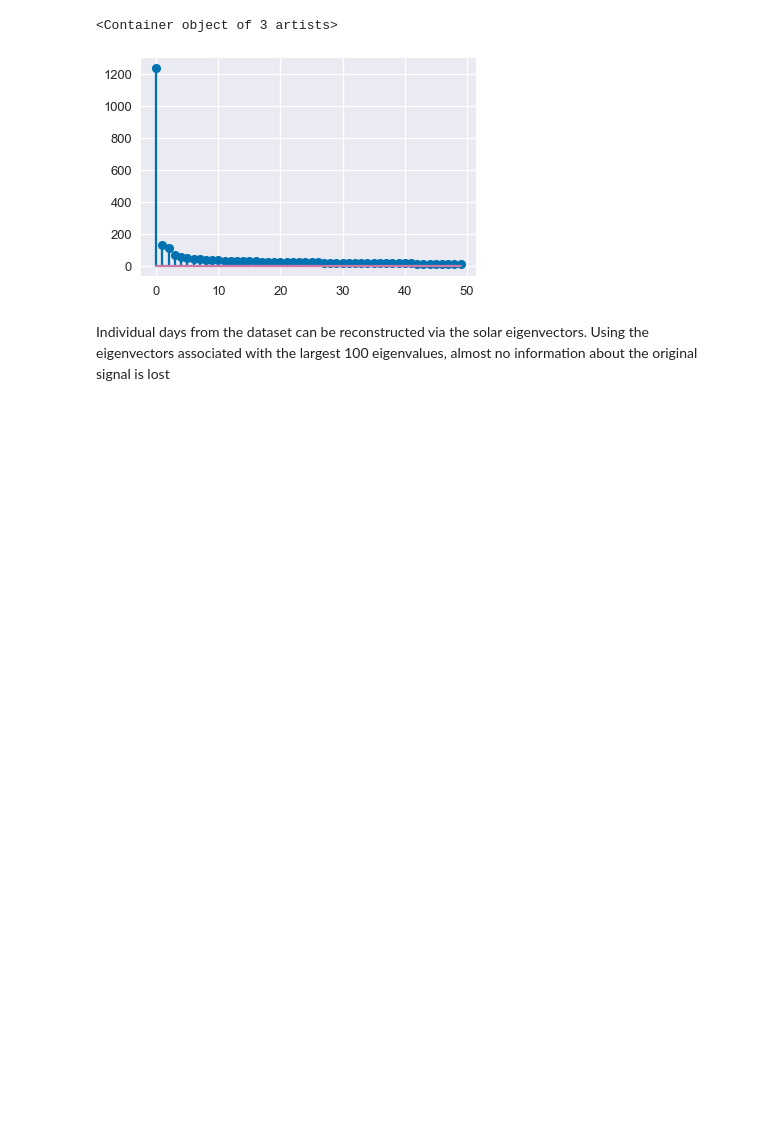
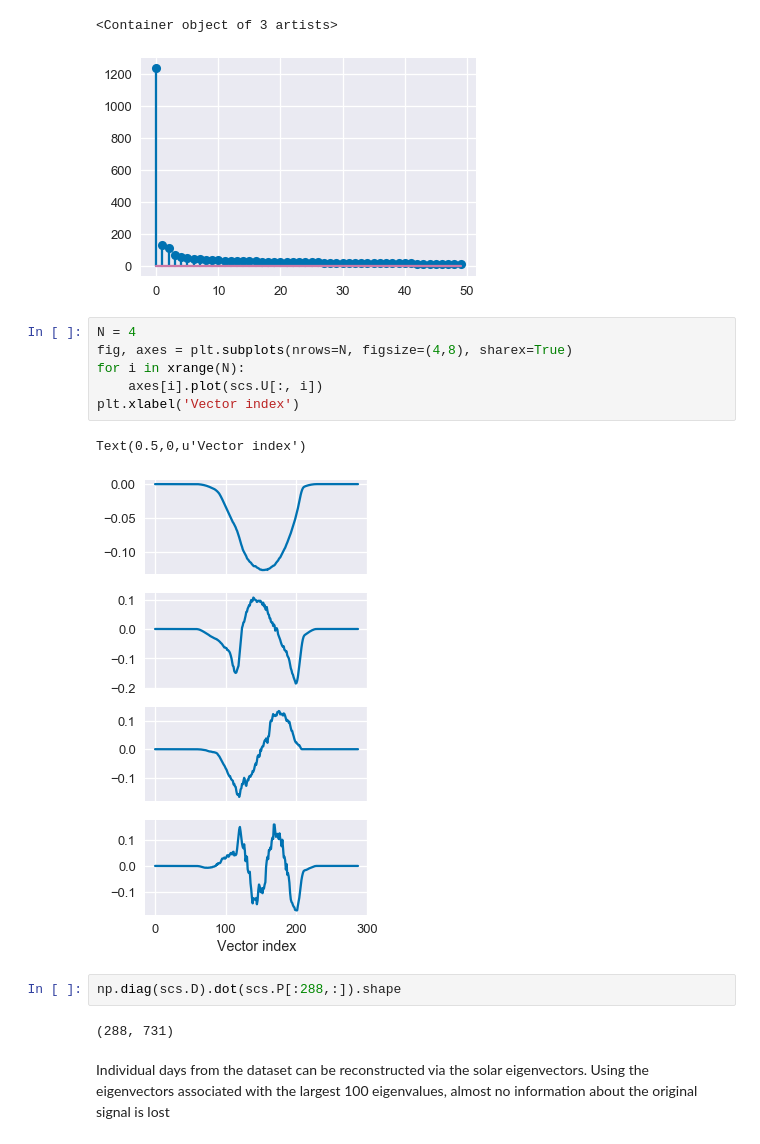
Before and after one commit to slacgismo/StatisticalClearSky, a Jupyter notebook: ClearSkyFitting_Example.ipynb, the cells around one changed output. Saved outputs shown, nothing was run; the diff lists cells and outputs as text; blank space fills up the shorter version.

```diff
--- a/ClearSkyFitting_Example.ipynb
+++ b/ClearSkyFitting_Example.ipynb
@@ -26,6 +27,19 @@ plt.stem(scs.D[:50])
 # %% [output]
 <Container object of 3 artists>
 [figure]
+# %%
+N = 4
+fig, axes = plt.subplots(nrows=N, figsize=(4,8), sharex=True)
+for i in xrange(N):
+    axes[i].plot(scs.U[:, i])
+plt.xlabel('Vector index')
+# %% [output]
+Text(0.5,0,u'Vector index')
+[figure, added]
+# %%
+np.diag(scs.D).dot(scs.P[:288,:]).shape
+# %% [output]
+(288, 731)
 # %% [markdown]
 Individual days from the dataset can be reconstructed via the solar eigenvectors. Using the eigenvectors associated with the largest 100 eigenvalues, almost no information about the original signal is lost
 # %%
```
Also changed, not shown: parts of 10 cells of this notebook, 1 other file.
